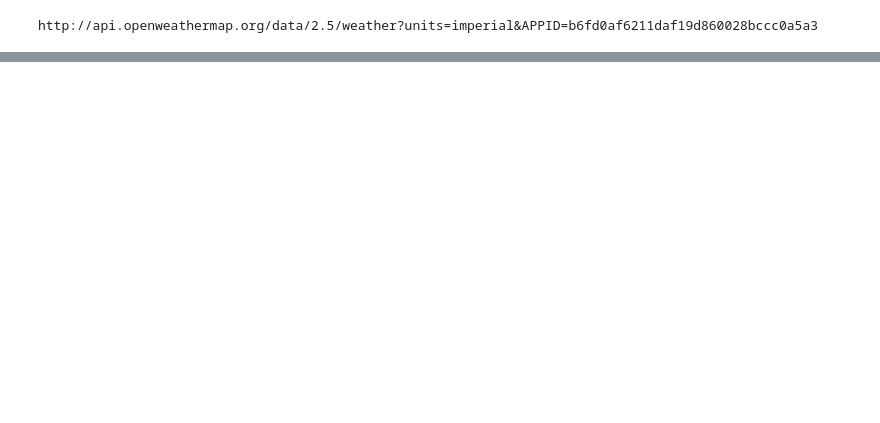
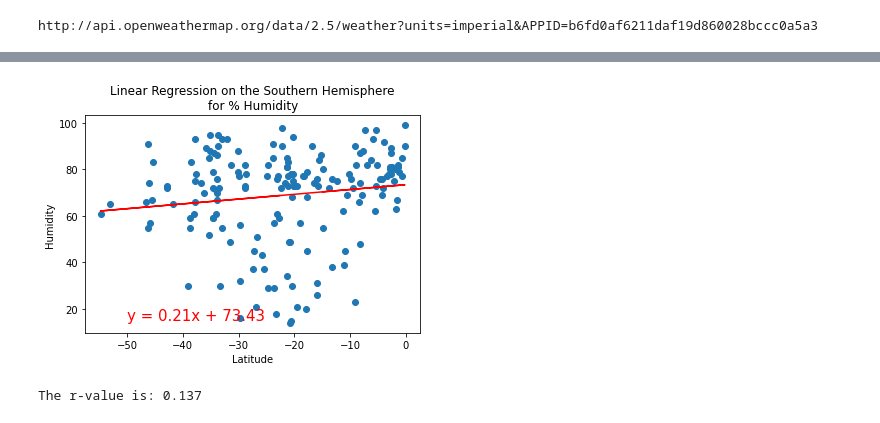
Before and after one commit to giseledoan/World_Weather_Analysis, a Jupyter notebook: WeatherPy.ipynb, the cells around one changed output, grey strips where cells are left out. Saved outputs shown, nothing was run; the diff lists cells and outputs as text; code cells hidden in the pictures; blank space fills up the shorter version.

```diff
--- a/WeatherPy.ipynb
+++ b/WeatherPy.ipynb
@@ -223,0 +282,10 @@ plt.show()
+# %%
+# Linear regression on the Southern Hemisphere
+x_values = southern_hemi_df["Lat"]
+y_values = southern_hemi_df["Humidity"]
+
+# Call the function
+plot_linear_regression(x_values, y_values, "Linear Regression on the Southern Hemisphere\nfor % Humidity","Humidity", (-50, 15))
+# %% [output]
+[figure, added]
+The r-value is: 0.137
```
Also changed, not shown: parts of 21 cells of this notebook.
